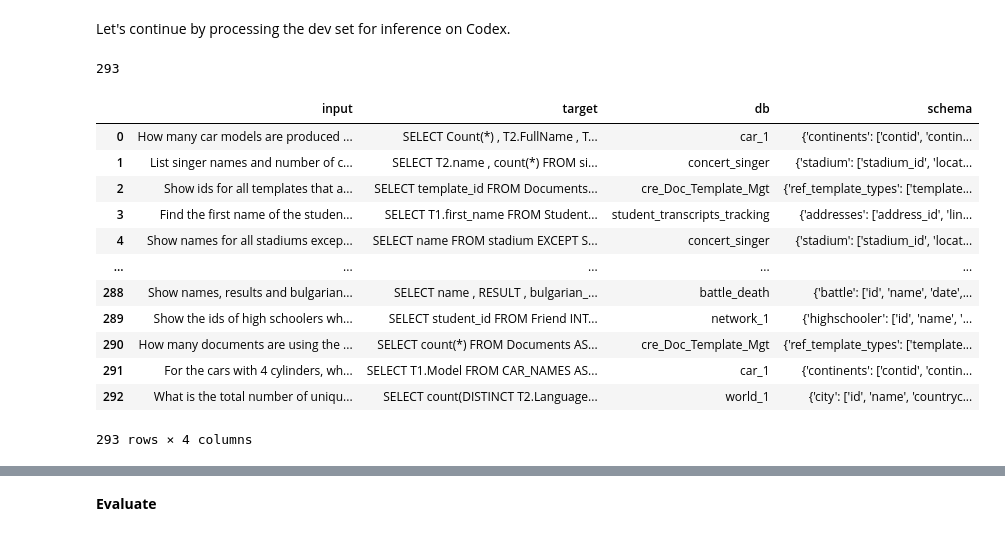
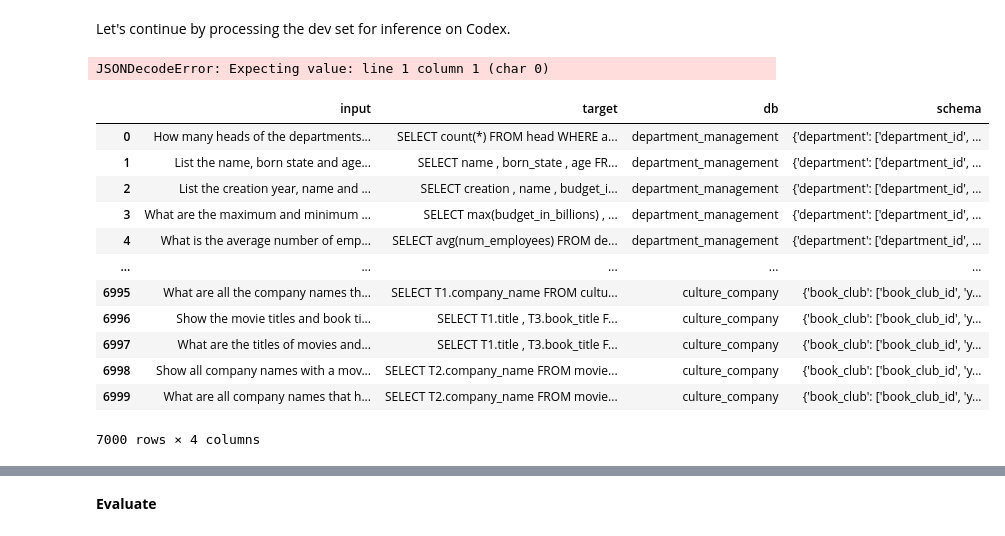
Before and after one commit to amanichopra/text2SQL, a Jupyter notebook: evaluation/codex_evaluation.ipynb, the cells around one changed output, grey strips where cells are left out. Drawn from its saved outputs; the diff is of its cells as text; code cells hidden in the pictures.

```diff
--- a/evaluation/codex_evaluation.ipynb
+++ b/evaluation/codex_evaluation.ipynb
@@ -81,9 +81,12 @@ from google.cloud import storage
 import json
 
 client = storage.Client()
-bucket = client.bucket(os.environ['COSQL_BUCKET'])
+cosql_bucket = client.bucket(os.environ['COSQL_BUCKET'])
+spider_bucket = client.bucket(os.environ['SPIDER_BUCKET'])
 
-dev_cosql = json.loads(bucket.get_blob('sql_state_tracking/cosql_dev.json').download_as_text())
-len(dev_cosql)
+train_cosql = json.loads(cosql_bucket.get_blob('sql_state_tracking/cosql_dev.json').download_as_text())
+train_spider = json.loads(spider_bucket.get_blob('train_spider.json').download_as_text())
+print(len(train_cosql))
+print(len(train_spider))
 # %% [output]
-293
+JSONDecodeError: Expecting value: line 1 column 1 (char 0)
@@ -90 +96,24 @@ len(dev_cosql)
+# %%
+def process_spider(dataset):
+    processed_input = []
+    processed_target = []
+    processed_db = []
+    schema = []
+
+    for record in dataset:
+        processed_input.append(record['question'])
+        processed_target.append(record['query'])
+        processed_db.append(record['db_id'])
+        if not os.path.isfile(f"../temp/spider_db/{record['db_id']}.sqlite"):
+            spider_bucket.get_blob(f"database/{record['db_id']}/{record['db_id']}.sqlite").download_to_filename(f"../temp/spider_db/{record['db_id']}.sqlite")
+        schema.append(get_schema(f"../temp/spider_db/{record['db_id']}.sqlite"))
+
+    processed_dataset = pd.DataFrame({
+        'input': processed_input,
+        'target': processed_target,
+        'db': processed_db,
+        'schema': schema
+    })
+
+    return processed_dataset
 # %%
@@ -125,32 +152,37 @@ def process_cosql(dataset, scope: str) -> pd.DataFrame:
 # %%
 # make temp dir to store sqlite files for connections and evaluation
 try:
     os.mkdir('../temp')
 except FileExistsError:
     pass
 
 try:
-    os.mkdir('../temp/db')
+    os.mkdir('../temp/spider_db')
 except FileExistsError:
     pass
 
-processed_cosql = process_cosql(dev_cosql, scope='final')
-#processed_cosql = processed_cosql.groupby('input').first().reset_index() # select first target for duplicate inputs
-processed_cosql
+try:
+    os.mkdir('../temp/cosql_db')
+except FileExistsError:
+    pass
+
+#processed = process_cosql(train_cosql, scope='final')
+processed = process_spider(train_spider)
+processed
 # %% [output]
 |  | input | target | db | schema |
-| 0 | How many car models are produced ... | SELECT Count(*) , T2.FullName , T... | car_1 | {'continents': ['contid', 'contin... |
-| 1 | List singer names and number of c... | SELECT T2.name , count(*) FROM si... | concert_singer | {'stadium': ['stadium_id', 'locat... |
-| 2 | Show ids for all templates that a... | SELECT template_id FROM Documents... | cre_Doc_Template_Mgt | {'ref_template_types': ['template... |
-| 3 | Find the first name of the studen... | SELECT T1.first_name FROM Student... | student_transcripts_tracking | {'addresses': ['address_id', 'lin... |
-| 4 | Show names for all stadiums excep... | SELECT name FROM stadium EXCEPT S... | concert_singer | {'stadium': ['stadium_id', 'locat... |
+| 0 | How many heads of the departments... | SELECT count(*) FROM head WHERE a... | department_management | {'department': ['department_id', ... |
+| 1 | List the name, born state and age... | SELECT name , born_state , age FR... | department_management | {'department': ['department_id', ... |
+| 2 | List the creation year, name and ... | SELECT creation , name , budget_i... | department_management | {'department': ['department_id', ... |
+| 3 | What are the maximum and minimum ... | SELECT max(budget_in_billions) , ... | department_management | {'department': ['department_id', ... |
+| 4 | What is the average number of emp... | SELECT avg(num_employees) FROM de... | department_management | {'department': ['department_id', ... |
 | ... | ... | ... | ... | ... |
-| 288 | Show names, results and bulgarian... | SELECT name , RESULT , bulgarian_... | battle_death | {'battle': ['id', 'name', 'date',... |
-| 289 | Show the ids of high schoolers wh... | SELECT student_id FROM Friend INT... | network_1 | {'highschooler': ['id', 'name', '... |
-| 290 | How many documents are using the ... | SELECT count(*) FROM Documents AS... | cre_Doc_Template_Mgt | {'ref_template_types': ['template... |
-| 291 | For the cars with 4 cylinders, wh... | SELECT T1.Model FROM CAR_NAMES AS... | car_1 | {'continents': ['contid', 'contin... |
-| 292 | What is the total number of uniqu... | SELECT count(DISTINCT T2.Language... | world_1 | {'city': ['id', 'name', 'countryc... |
+| 6995 | What are all the company names th... | SELECT T1.company_name FROM cultu... | culture_company | {'book_club': ['book_club_id', 'y... |
+| 6996 | Show the movie titles and book ti... | SELECT T1.title , T3.book_title F... | culture_company | {'book_club': ['book_club_id', 'y... |
+| 6997 | What are the titles of movies and... | SELECT T1.title , T3.book_title F... | culture_company | {'book_club': ['book_club_id', 'y... |
+| 6998 | Show all company names with a mov... | SELECT T2.company_name FROM movie... | culture_company | {'book_club': ['book_club_id', 'y... |
+| 6999 | What are all company names that h... | SELECT T2.company_name FROM movie... | culture_company | {'book_club': ['book_club_id', 'y... |
-293 rows × 4 columns
+7000 rows × 4 columns
 # %%
 def construct_prompt(row):
     prompt = ''
```
Also changed, not shown: parts of 13 cells of this notebook, 1 other file.
